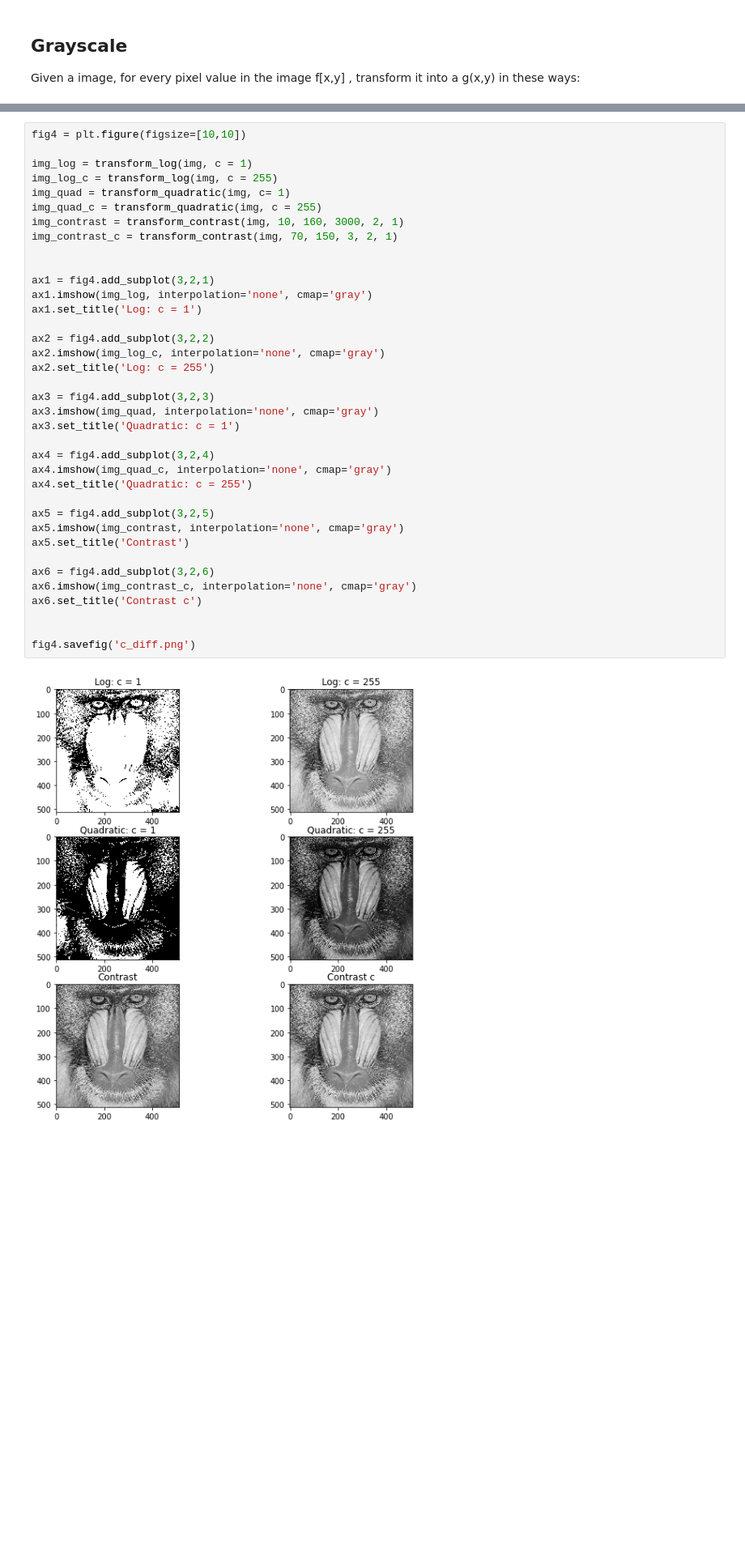
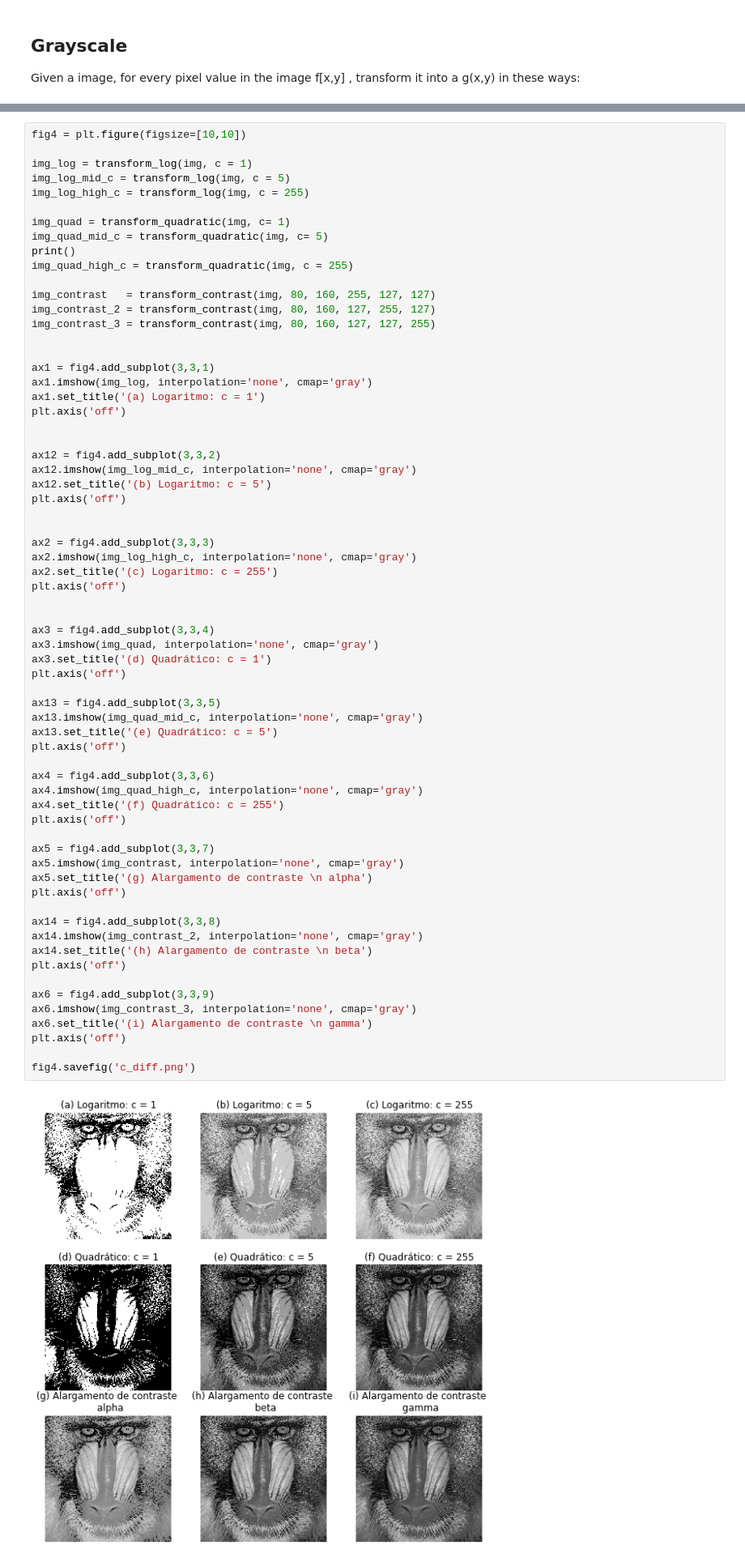
Before and after one commit to danielferragut/mc920-image-processing, a Jupyter notebook: project1/project.ipynb, the cells around one changed output, grey strips where cells are left out. Shown at 81% size. Drawn from its saved outputs; the diff is of its cells as text; blank space fills up the shorter version.

```diff
--- a/project1/project.ipynb
+++ b/project1/project.ipynb
@@ -248,42 +260,71 @@ fig3.savefig('grayscale.png')
 # %%
 fig4 = plt.figure(figsize=[10,10])
 
 img_log = transform_log(img, c = 1)
-img_log_c = transform_log(img, c = 255)
+img_log_mid_c = transform_log(img, c = 5)
+img_log_high_c = transform_log(img, c = 255)
+
 img_quad = transform_quadratic(img, c= 1)
-img_quad_c = transform_quadratic(img, c = 255)
-img_contrast = transform_contrast(img, 10, 160, 3000, 2, 1)
-img_contrast_c = transform_contrast(img, 70, 150, 3, 2, 1)
+img_quad_mid_c = transform_quadratic(img, c= 5)
+print()
+img_quad_high_c = transform_quadratic(img, c = 255)
+
+img_contrast   = transform_contrast(img, 80, 160, 255, 127, 127)
+img_contrast_2 = transform_contrast(img, 80, 160, 127, 255, 127)
+img_contrast_3 = transform_contrast(img, 80, 160, 127, 127, 255)
 
 
-ax1 = fig4.add_subplot(3,2,1)
+ax1 = fig4.add_subplot(3,3,1)
 ax1.imshow(img_log, interpolation='none', cmap='gray')
-ax1.set_title('Log: c = 1')
-
-ax2 = fig4.add_subplot(3,2,2)
-ax2.imshow(img_log_c, interpolation='none', cmap='gray')
-ax2.set_title('Log: c = 255')
-
-ax3 = fig4.add_subplot(3,2,3)
-ax3.imshow(img_quad, interpolation='none', cmap='gray')
-ax3.set_title('Quadratic: c = 1')
-
-ax4 = fig4.add_subplot(3,2,4)
-ax4.imshow(img_quad_c, interpolation='none', cmap='gray')
-ax4.set_title('Quadratic: c = 255')
-
-ax5 = fig4.add_subplot(3,2,5)
-ax5.imshow(img_contrast, interpolation='none', cmap='gray')
-ax5.set_title('Contrast')
-
-ax6 = fig4.add_subplot(3,2,6)
-ax6.imshow(img_contrast_c, interpolation='none', cmap='gray')
-ax6.set_title('Contrast c')
+ax1.set_title('(a) Logaritmo: c = 1')
+plt.axis('off')
 
 
+ax12 = fig4.add_subplot(3,3,2)
+ax12.imshow(img_log_mid_c, interpolation='none', cmap='gray')
+ax12.set_title('(b) Logaritmo: c = 5')
+plt.axis('off')
+
+
+ax2 = fig4.add_subplot(3,3,3)
+ax2.imshow(img_log_high_c, interpolation='none', cmap='gray')
+ax2.set_title('(c) Logaritmo: c = 255')
+plt.axis('off')
+
+
+ax3 = fig4.add_subplot(3,3,4)
+ax3.imshow(img_quad, interpolation='none', cmap='gray')
+ax3.set_title('(d) Quadrático: c = 1')
+plt.axis('off')
+
+ax13 = fig4.add_subplot(3,3,5)
+ax13.imshow(img_quad_mid_c, interpolation='none', cmap='gray')
+ax13.set_title('(e) Quadrático: c = 5')
+plt.axis('off')
+
+ax4 = fig4.add_subplot(3,3,6)
+ax4.imshow(img_quad_high_c, interpolation='none', cmap='gray')
+ax4.set_title('(f) Quadrático: c = 255')
+plt.axis('off')
+
+ax5 = fig4.add_subplot(3,3,7)
+ax5.imshow(img_contrast, interpolation='none', cmap='gray')
+ax5.set_title('(g) Alargamento de contraste \n alpha')
+plt.axis('off')
+
+ax14 = fig4.add_subplot(3,3,8)
+ax14.imshow(img_contrast_2, interpolation='none', cmap='gray')
+ax14.set_title('(h) Alargamento de contraste \n beta')
+plt.axis('off')
+
+ax6 = fig4.add_subplot(3,3,9)
+ax6.imshow(img_contrast_3, interpolation='none', cmap='gray')
+ax6.set_title('(i) Alargamento de contraste \n gamma')
+plt.axis('off')
+
 fig4.savefig('c_diff.png')
 # %% [output]
-[figure, old version]
+[figure, new version]
 # %%
 img_cells = io.imread('gif_images/cells.gif')
 plt.axis('off')
```
Also changed, not shown: parts of 6 cells of this notebook, 10 other files.
